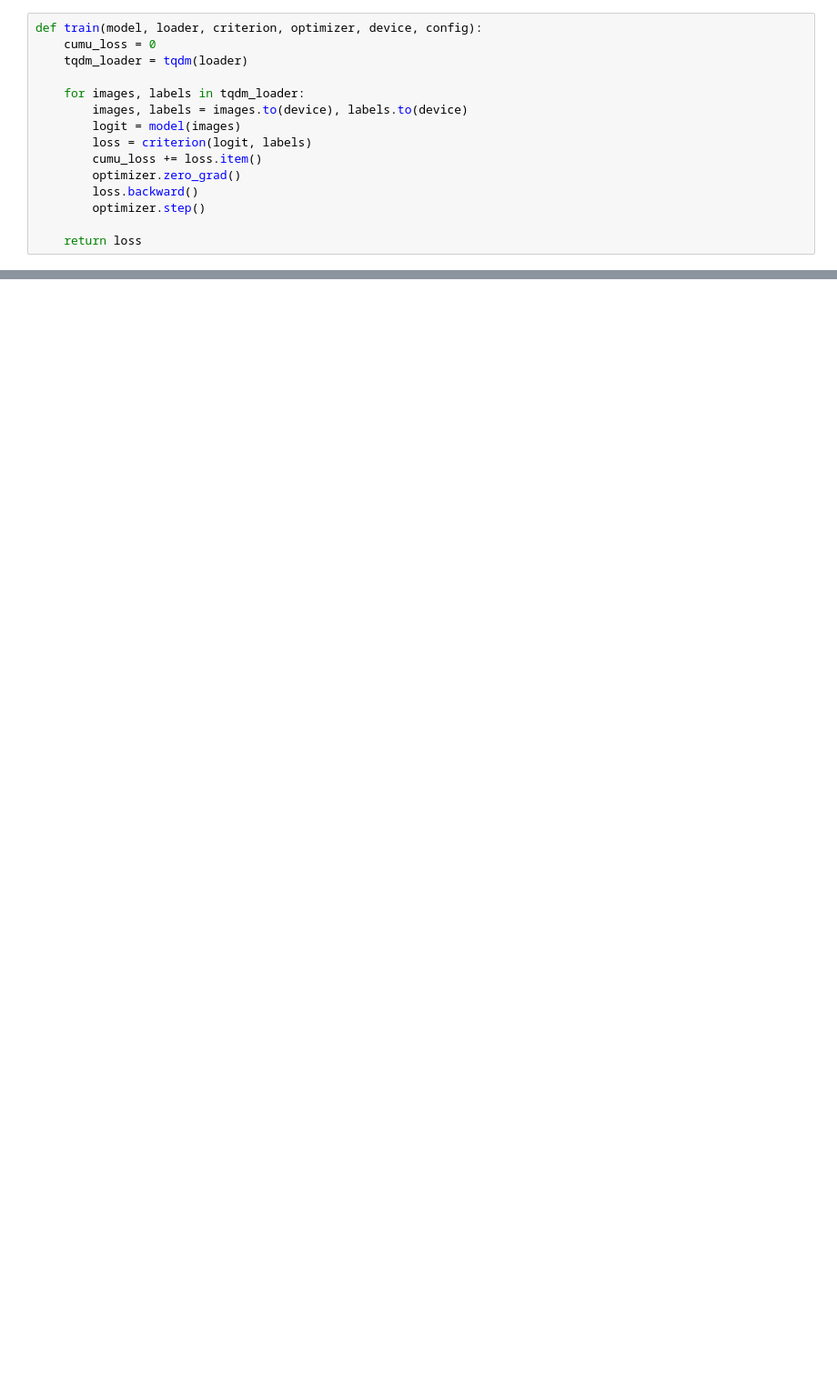
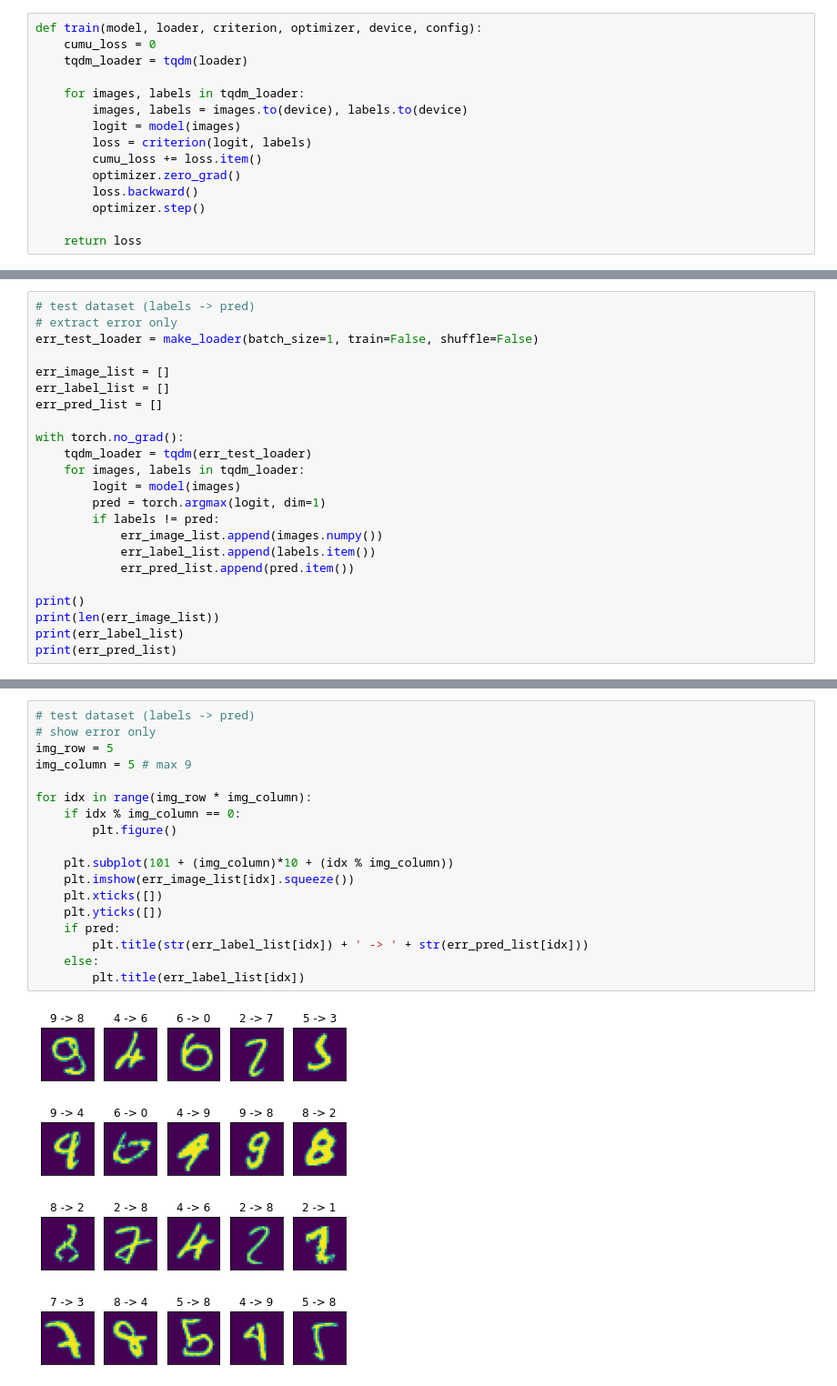
Before and after one commit to kcyoon689/MNIST_MLOps, a Jupyter notebook: WanDB_Mnist.ipynb, the cells around one changed output, grey strips where cells are left out. Shown at 91% size. Cells and saved outputs as stored; diff of their text form; blank space fills up the shorter version.

```diff
--- a/WanDB_Mnist.ipynb
+++ b/WanDB_Mnist.ipynb
@@ -158,0 +235,23 @@ Extracting ./data/MNIST/MNIST/raw/t10k-labels-idx1-ubyte.gz to ./data/MNIST/MNIS
+# %%
+# test dataset (labels -> pred)
+# extract error only
+err_test_loader = make_loader(batch_size=1, train=False, shuffle=False)
+
+err_image_list = []
+err_label_list = []
+err_pred_list = []
+
+with torch.no_grad():
+    tqdm_loader = tqdm(err_test_loader)
+    for images, labels in tqdm_loader:
+        logit = model(images)
+        pred = torch.argmax(logit, dim=1)
+        if labels != pred:
+            err_image_list.append(images.numpy())
+            err_label_list.append(labels.item())
+            err_pred_list.append(pred.item())
+
+print()
+print(len(err_image_list))
+print(err_label_list)
+print(err_pred_list)
@@ -158,0 +262,23 @@ Extracting ./data/MNIST/MNIST/raw/t10k-labels-idx1-ubyte.gz to ./data/MNIST/MNIS
+# %%
+# test dataset (labels -> pred)
+# show error only
+img_row = 5
+img_column = 5 # max 9
+
+for idx in range(img_row * img_column):
+    if idx % img_column == 0:
+        plt.figure()
+
+    plt.subplot(101 + (img_column)*10 + (idx % img_column))
+    plt.imshow(err_image_list[idx].squeeze())
+    plt.xticks([])
+    plt.yticks([])
+    if pred:
+        plt.title(str(err_label_list[idx]) + ' -> ' + str(err_pred_list[idx]))
+    else:
+        plt.title(err_label_list[idx])
+# %% [output]
+[figure, added]
+[figure, added]
+[figure, added]
+[figure, added]
```
Also changed, not shown: parts of 15 cells of this notebook.
